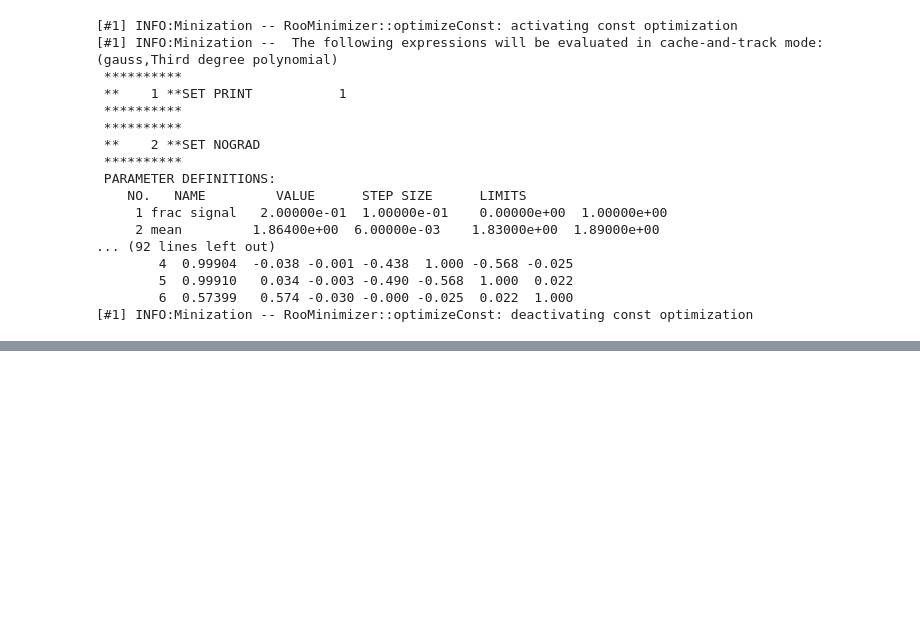
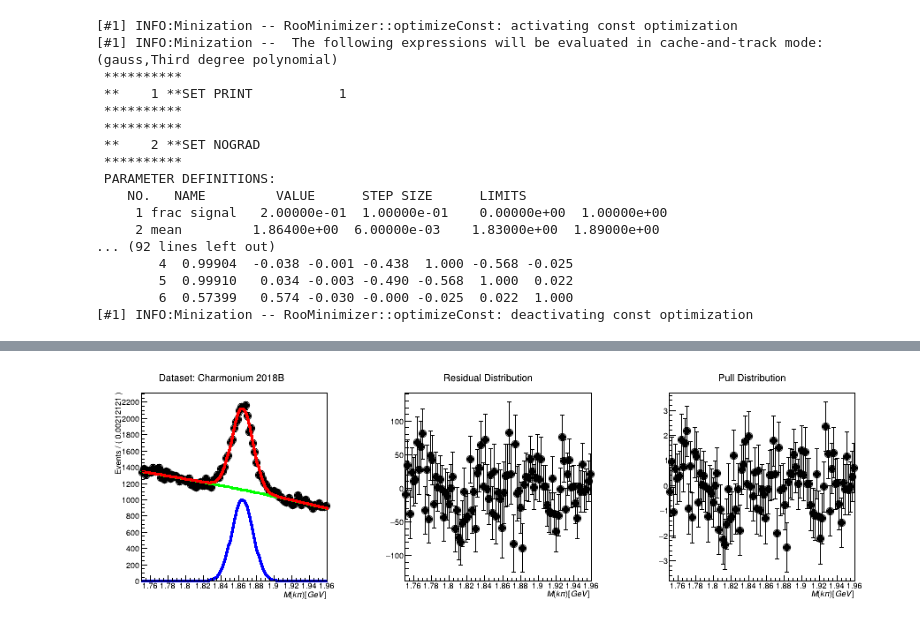
Before and after one commit to Mapse/OniaOpenCharmRun2ULAna, a Jupyter notebook: fit/dzero_fit.ipynb, the cells around one changed output, grey strips where cells are left out. Cells and saved outputs as stored; diff of their text form; code cells hidden in the pictures; blank space fills up the shorter version.

Commit message:
Pull and chi2 working well

```diff
--- a/fit/dzero_fit.ipynb
+++ b/fit/dzero_fit.ipynb
@@ -114,0 +140,43 @@ Info in <TCanvas::Print>: png file Dzero_fit.png has been created
+# %%
+# Takes pull and residual histograms
+histpull = frame1.pullHist()
+histresid = frame1.residHist()
+
+# New frame to draw residual distribution
+
+frame2 = mass.frame(ROOT.RooFit.Title("Residual Distribution"))
+frame2.GetXaxis().SetTitle("M(k\pi) [GeV]")
+
+# Add the distribution to the frame
+frame2.addPlotable(histresid,"P")
+
+# New frame to draw pull distribution
+
+frame3 = mass.frame(ROOT.RooFit.Title("Pull Distribution"))
+frame3.GetXaxis().SetTitle("M(k\pi) [GeV]")
+
+# Add the distribution to the frame
+frame3.addPlotable(histpull, "P")
+
+# New canvas to draw our distributions
+can2 = ROOT.TCanvas("can2", "Residual_pull", 900, 300)
+can2.Divide(3)
+
+can2.cd(1)
+ROOT.gPad.SetLeftMargin(0.15)
+frame1.GetYaxis().SetTitleOffset(1.6)
+frame1.Draw()
+
+can2.cd(2)
+ROOT.gPad.SetLeftMargin(0.15)
+frame2.GetYaxis().SetTitleOffset(1.6)
+frame2.Draw()
+
+can2.cd(3)
+ROOT.gPad.SetLeftMargin(0.15)
+frame3.GetYaxis().SetTitleOffset(1.6)
+frame3.Draw()
+
+can2.Draw()
+# %% [output]
+[figure, added]
```
Also changed, not shown: parts of 7 cells of this notebook, 2 other files.
